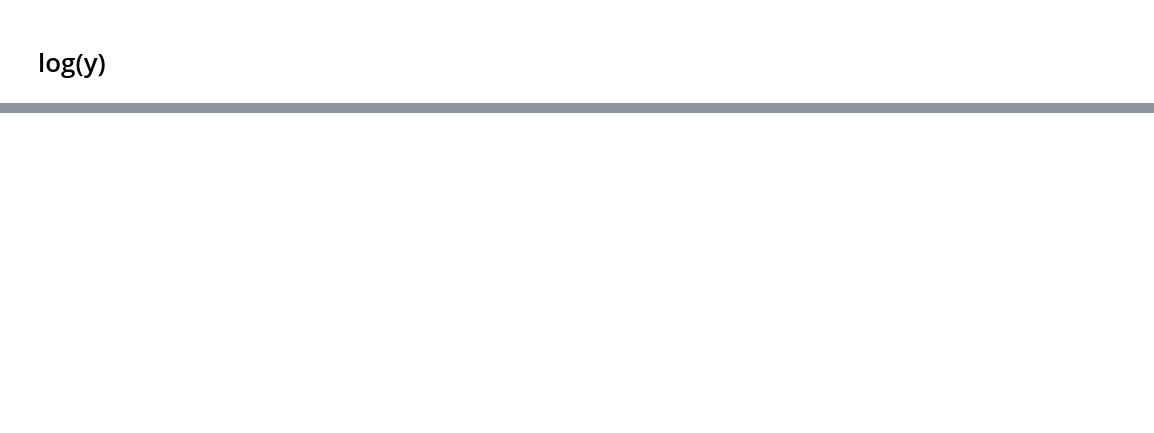
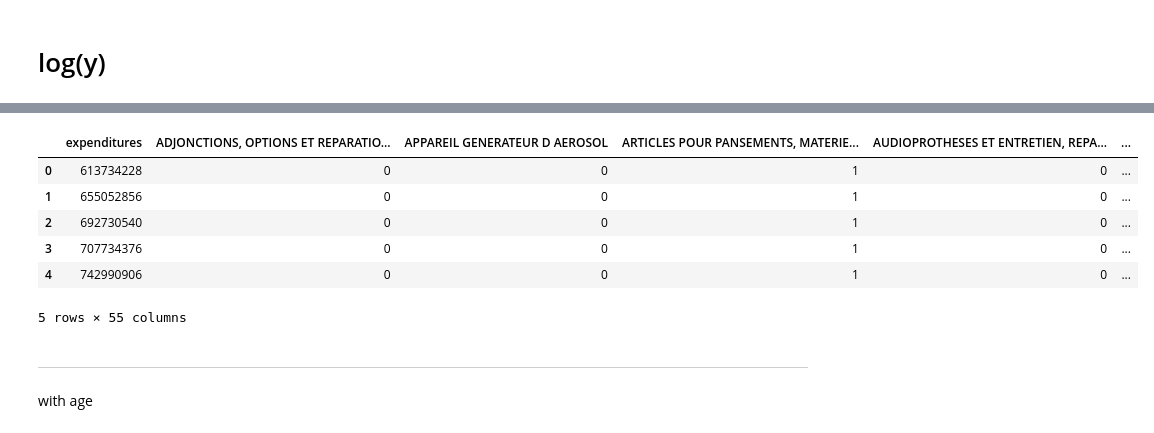
Before and after one commit to bparent11/analysingEffectOfHealthPlanInFrance, a Jupyter notebook: code/regression.ipynb, the cells around one changed output, grey strips where cells are left out. Cells and saved outputs as stored; diff of their text form; code cells hidden in the pictures; blank space fills up the shorter version.

```diff
--- a/code/regression.ipynb
+++ b/code/regression.ipynb
@@ -758,0 +473,3 @@ strong multicollinearity problems or that the design matrix is singular.
+# %%
+with open("../data/results/L_SC1_SC2_LPP_gov_exp_raw.json") as f:
+    L_SC1 = json.load(f)
@@ -758,0 +616,4 @@ strong multicollinearity problems or that the design matrix is singular.
+# %%
+df = getting_df(with_interaction=True)
+df.head()
+print(df.columns)
@@ -758,0 +638,4 @@ strong multicollinearity problems or that the design matrix is singular.
+# %%
+df.reset_index(inplace=True)
+# %%
+df = df.drop(columns=["index"])
@@ -758,0 +644,14 @@ strong multicollinearity problems or that the design matrix is singular.
+# %%
+df.head()
+# %% [output]
+|  | expenditures | ADJONCTIONS, OPTIONS ET REPARATIO... | APPAREIL GENERATEUR D AEROSOL | ARTICLES POUR PANSEMENTS, MATERIE... | AUDIOPROTHESES ET ENTRETIEN, REPA... | ... |
+| 0 | 613734228 | 0 | 0 | 1 | 0 | ... |
+| 1 | 655052856 | 0 | 0 | 1 | 0 | ... |
+| 2 | 692730540 | 0 | 0 | 1 | 0 | ... |
+| 3 | 707734376 | 0 | 0 | 1 | 0 | ... |
+| 4 | 742990906 | 0 | 0 | 1 | 0 | ... |
+5 rows × 55 columns
+# %% [markdown]
+----------------------------------
+# %% [markdown]
+with age
```
Also changed, not shown: parts of 56 cells of this notebook.
